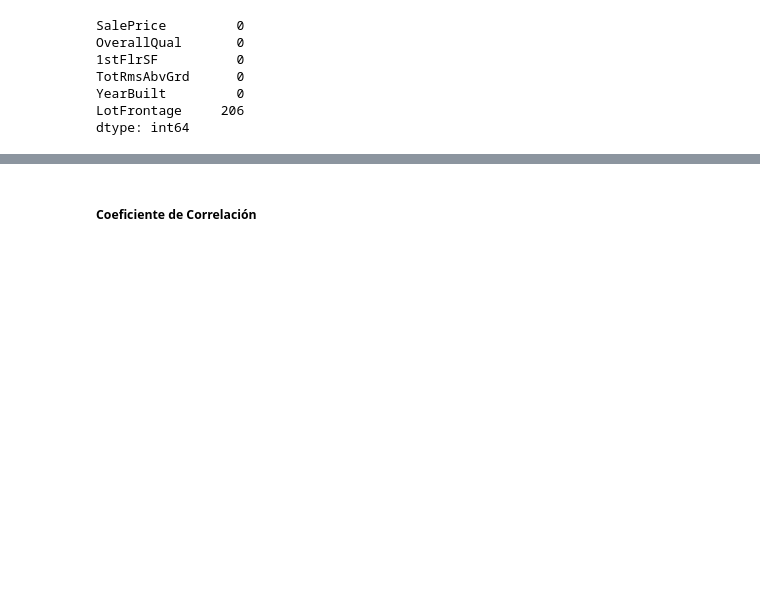
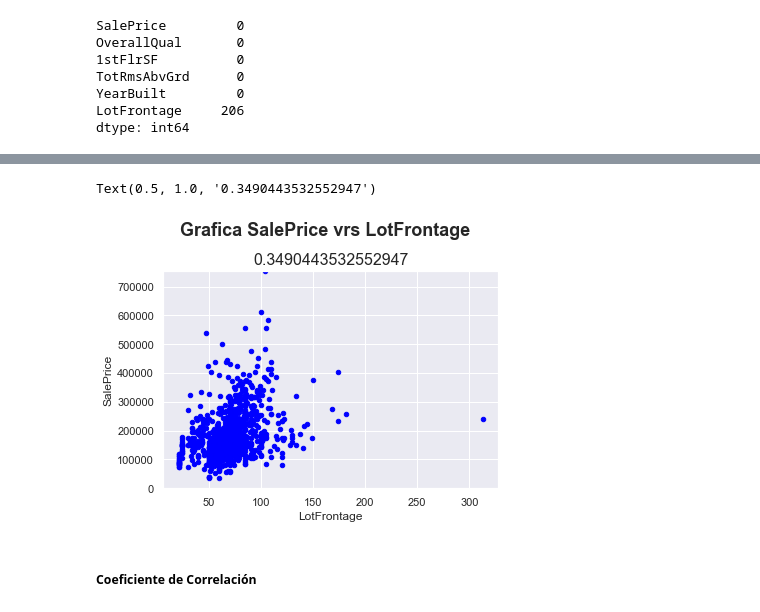
Before and after one commit to efunezs202/Galileo_EFS, a Jupyter notebook: ProyectoFinalEFS20032042.ipynb, the cells around one changed output, grey strips where cells are left out. Cells and saved outputs as stored; diff of their text form; code cells hidden in the pictures; blank space fills up the shorter version.

```diff
--- a/ProyectoFinalEFS20032042.ipynb
+++ b/ProyectoFinalEFS20032042.ipynb
@@ -390,3 +419,17 @@ dtype: int64
+# %%
+Correlacion5 = np.corrcoef(df_datos_entrenamiento["SalePrice"],df_datos_entrenamiento["LotFrontage"])
+SalePrice_LotFrontage = pd.concat([df_datos_entrenamiento['SalePrice'], df_datos_entrenamiento['LotFrontage']], axis=1)
+SalePrice_LotFrontage.plot.scatter(x='LotFrontage', y='SalePrice', ylim=(0,755000), color='Blue');
+## Se coloca como ylim 755000 porque es el valor maximo del set de entrenamiento
+#plt.title("Grafica SalePrice vrs LotFrontage")
+#plt.suptitle('$\it{Grafica SalePrice vrs LotFrontage}$', fontsize = 16)
+#plt.title(Correlacion5[0,1])
+#plt.suptitle('$\it{Grafica SalePrice vrs LotFrontage}$', y=1.05, fontsize=18)
+plt.suptitle('Grafica SalePrice vrs LotFrontage', size = 18, y=1.05, fontweight='bold')
+plt.title(Correlacion5[0,1], fontsize=16)
+# %% [output]
+Text(0.5, 1.0, '0.3490443532552947')
+[figure, added]
 # %% [markdown]
 ##### Coeficiente de Correlación
 # %%
```
Also changed, not shown: parts of 70 cells of this notebook.
